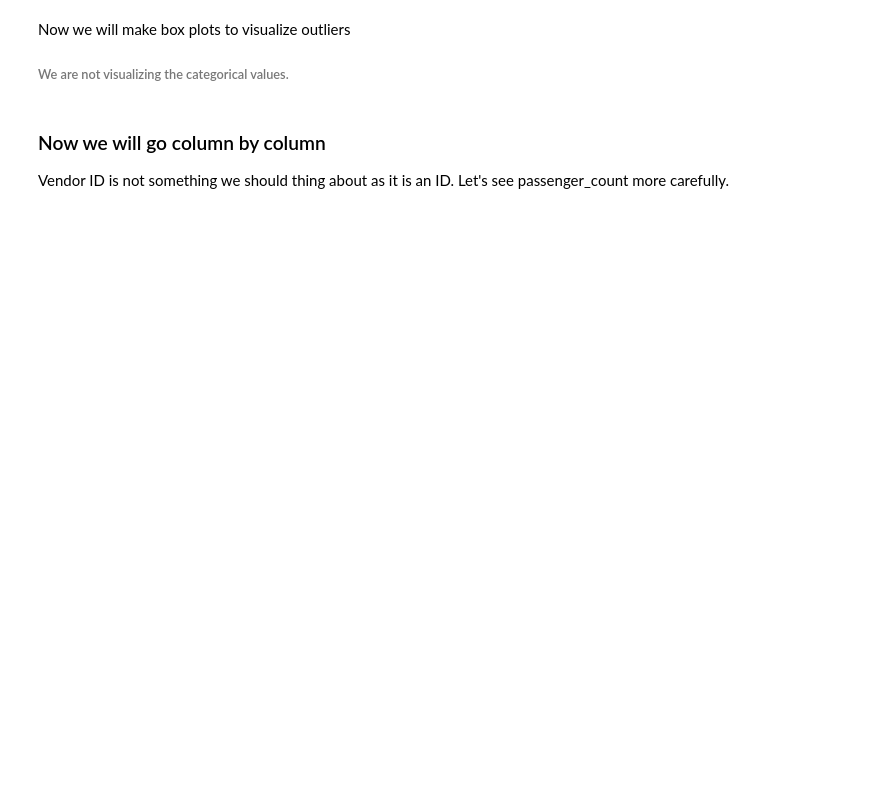
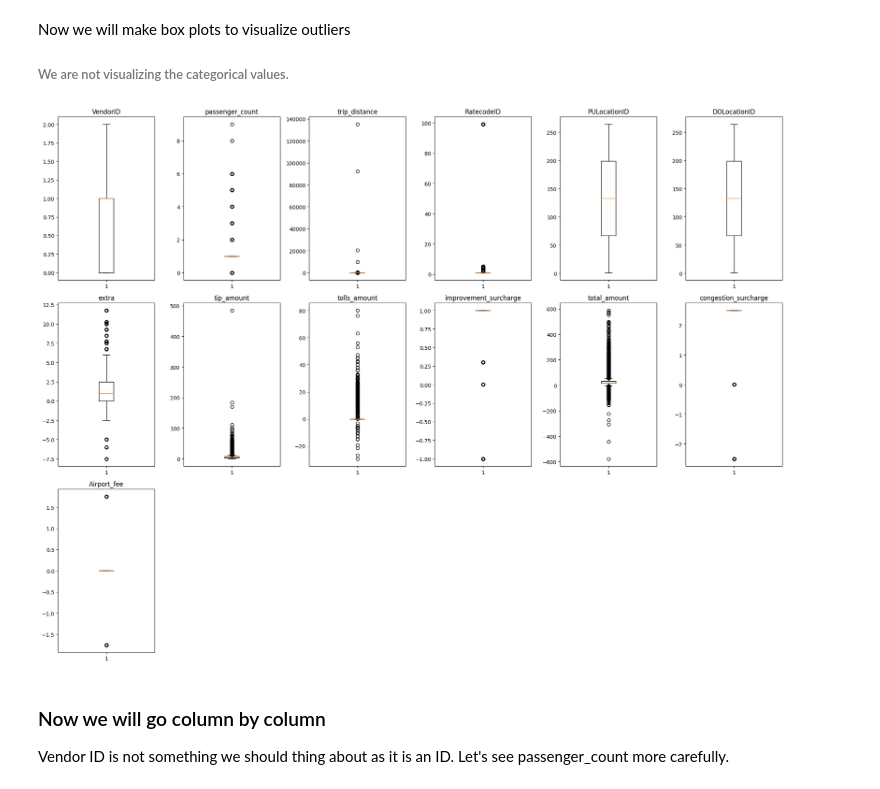
Before and after one commit to Wambyat/MLP-Project, a Jupyter notebook: main.ipynb, the cells around one changed output. Saved outputs shown, nothing was run; the diff lists cells and outputs as text; code cells hidden in the pictures; blank space fills up the shorter version.

```diff
--- a/main.ipynb
+++ b/main.ipynb
@@ -142,41 +268,33 @@ Now we will make box plots to visualize outliers
 # %%
 # box plots
 def get_vis_box():
-    # Get the list of numerical columns
     numerical_cols = train.select_dtypes(include=['int64', 'float64']).columns
     if 'tpep_dropoff_datetime' in numerical_cols:
         numerical_cols = numerical_cols.drop('tpep_dropoff_datetime')
     if 'tpep_pickup_datetime' in numerical_cols:
         numerical_cols = numerical_cols.drop('tpep_pickup_datetime')
-
-    # Set the number of columns for subplots
     n_cols = 6
-
-    # Calculate the number of rows needed for subplots
     n_rows = len(numerical_cols) // n_cols
     n_rows += len(numerical_cols) % n_cols
 
-    # Create a figure and axes with subplots
     fig, axes = plt.subplots(nrows=n_rows, ncols=n_cols, figsize=(20, 5*n_rows))
 
     for i, column in enumerate(numerical_cols):
-        # Calculate the row and column indices
         row = i // n_cols
         col = i % n_cols
-
-        # Plot boxplot
         axes[row, col].boxplot(train[column].dropna())
         axes[row, col].set_title(f'{column}')
 
-    # Remove empty subplots
     if len(numerical_cols) % n_cols:
         for j in range(len(numerical_cols) % n_cols, n_cols):
             fig.delaxes(axes[n_rows-1, j])
 
     plt.tight_layout()
     plt.show()
 
-# get_vis_box()
+get_vis_box()
+# %% [output]
+[figure, added]
 # %% [markdown]
 ### Now we will go column by column
 Vendor ID is not something we should thing about as it is an ID.
```
Also changed, not shown: parts of 97 cells of this notebook, 1 other file.
